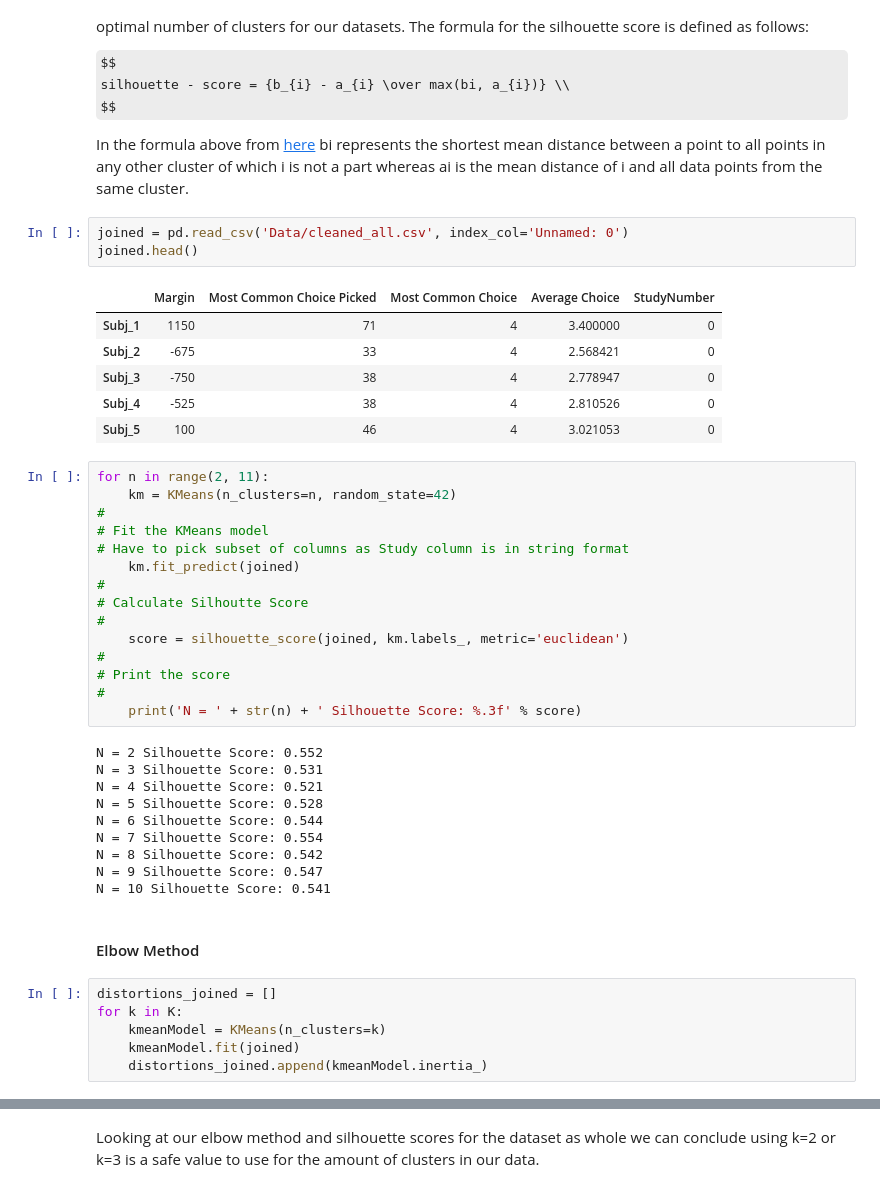
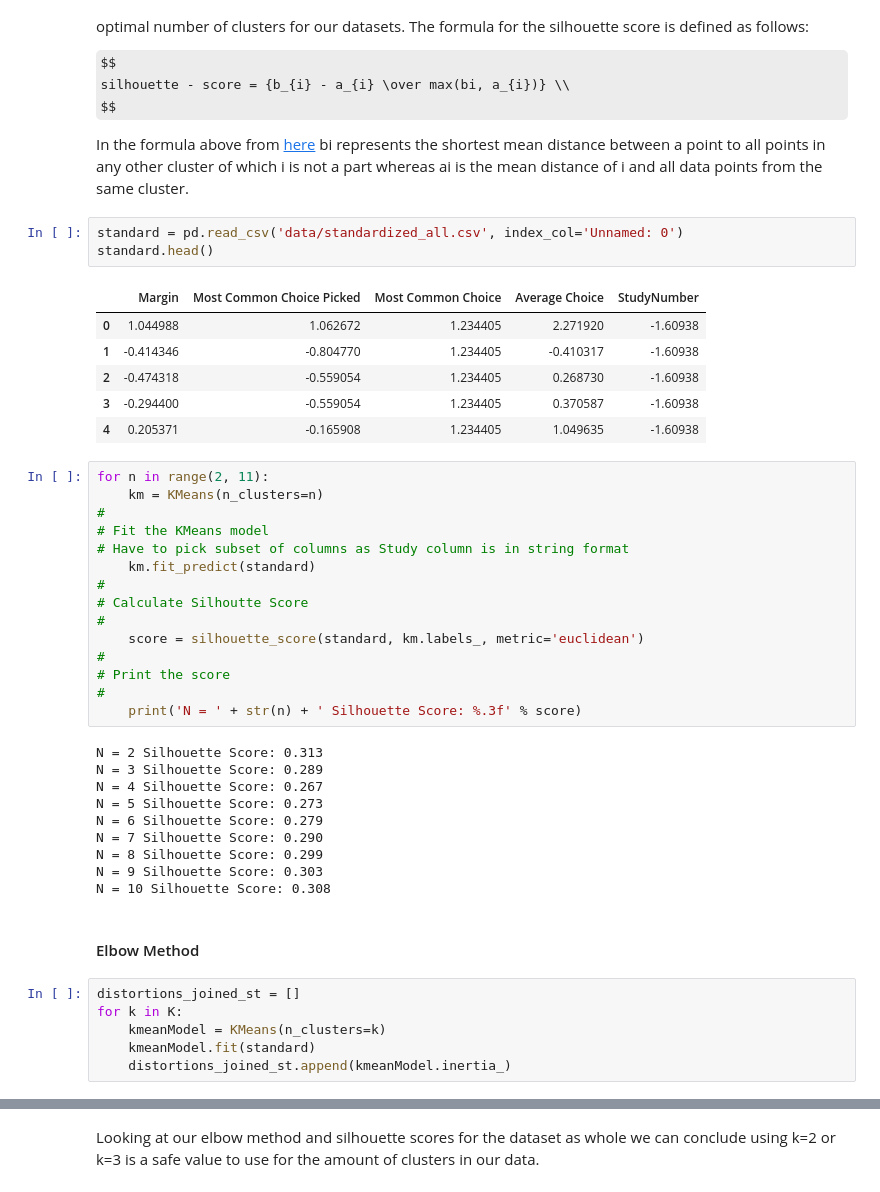
Before and after one commit to kiansweeney11/ca4015-assignment-1, a Jupyter notebook: _build/jupyter_execute/clustering.ipynb, the cells around one changed output, grey strips where cells are left out. Saved outputs shown, nothing was run; the diff lists cells and outputs as text; some formulas as TeX source.

```diff
--- a/_build/jupyter_execute/clustering.ipynb
+++ b/_build/jupyter_execute/clustering.ipynb
@@ -48,47 +48,47 @@ $$
 
 In the formula above from [here](https://towardsdatascience.com/unsupervised-learning-techniques-using-python-k-means-and-silhouette-score-for-clustering-d6dd1f30b660) bi represents the shortest mean distance between a point to all points in any other cluster of which i is not a part whereas ai is the mean distance of i and all data points from the same cluster.
 # %%
-joined = pd.read_csv('Data/cleaned_all.csv', index_col='Unnamed: 0')
-joined.head()
+standard = pd.read_csv('data/standardized_all.csv', index_col='Unnamed: 0')
+standard.head()
 # %% [output]
 |  | Margin | Most Common Choice Picked | Most Common Choice | Average Choice | StudyNumber |
-| Subj_1 | 1150 | 71 | 4 | 3.400000 | 0 |
-| Subj_2 | -675 | 33 | 4 | 2.568421 | 0 |
-| Subj_3 | -750 | 38 | 4 | 2.778947 | 0 |
-| Subj_4 | -525 | 38 | 4 | 2.810526 | 0 |
-| Subj_5 | 100 | 46 | 4 | 3.021053 | 0 |
+| 0 | 1.044988 | 1.062672 | 1.234405 | 2.271920 | -1.60938 |
+| 1 | -0.414346 | -0.804770 | 1.234405 | -0.410317 | -1.60938 |
+| 2 | -0.474318 | -0.559054 | 1.234405 | 0.268730 | -1.60938 |
+| 3 | -0.294400 | -0.559054 | 1.234405 | 0.370587 | -1.60938 |
+| 4 | 0.205371 | -0.165908 | 1.234405 | 1.049635 | -1.60938 |
 # %%
 for n in range(2, 11):
-    km = KMeans(n_clusters=n, random_state=42)
+    km = KMeans(n_clusters=n)
 #
 # Fit the KMeans model
 # Have to pick subset of columns as Study column is in string format
-    km.fit_predict(joined)
+    km.fit_predict(standard)
 #
 # Calculate Silhoutte Score
 #
-    score = silhouette_score(joined, km.labels_, metric='euclidean')
+    score = silhouette_score(standard, km.labels_, metric='euclidean')
 #
 # Print the score
 #
     print('N = ' + str(n) + ' Silhouette Score: %.3f' % score)
 # %% [output]
-N = 2 Silhouette Score: 0.552
-N = 3 Silhouette Score: 0.531
-N = 4 Silhouette Score: 0.521
-N = 5 Silhouette Score: 0.528
-N = 6 Silhouette Score: 0.544
-N = 7 Silhouette Score: 0.554
-N = 8 Silhouette Score: 0.542
-N = 9 Silhouette Score: 0.547
-N = 10 Silhouette Score: 0.541
+N = 2 Silhouette Score: 0.313
+N = 3 Silhouette Score: 0.289
+N = 4 Silhouette Score: 0.267
+N = 5 Silhouette Score: 0.273
+N = 6 Silhouette Score: 0.279
+N = 7 Silhouette Score: 0.290
+N = 8 Silhouette Score: 0.299
+N = 9 Silhouette Score: 0.303
+N = 10 Silhouette Score: 0.308
 # %% [markdown]
 #### Elbow Method
 # %%
-distortions_joined = []
+distortions_joined_st = []
 for k in K:
     kmeanModel = KMeans(n_clusters=k)
-    kmeanModel.fit(joined)
-    distortions_joined.append(kmeanModel.inertia_)
+    kmeanModel.fit(standard)
+    distortions_joined_st.append(kmeanModel.inertia_)
 # %%
 plt.figure(figsize=(16,8))
```
Also changed, not shown: parts of 8 cells of this notebook, 25 other files.
